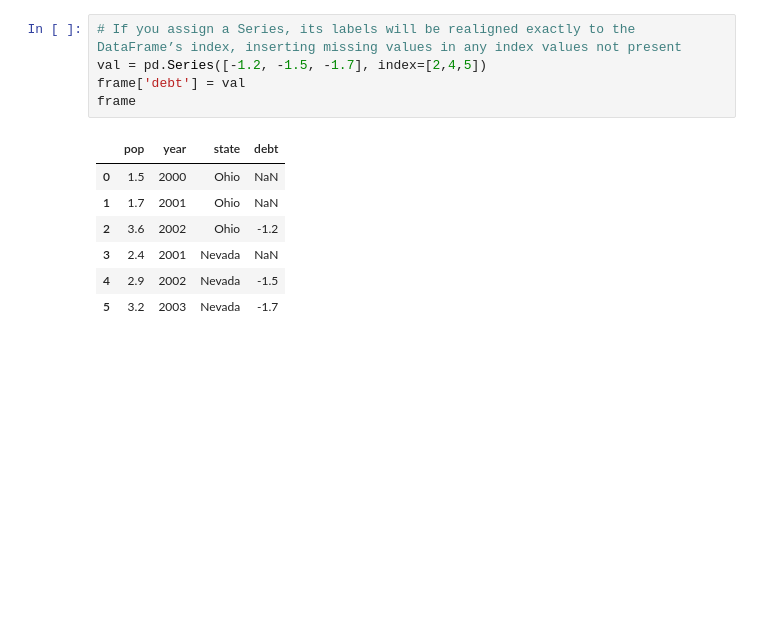
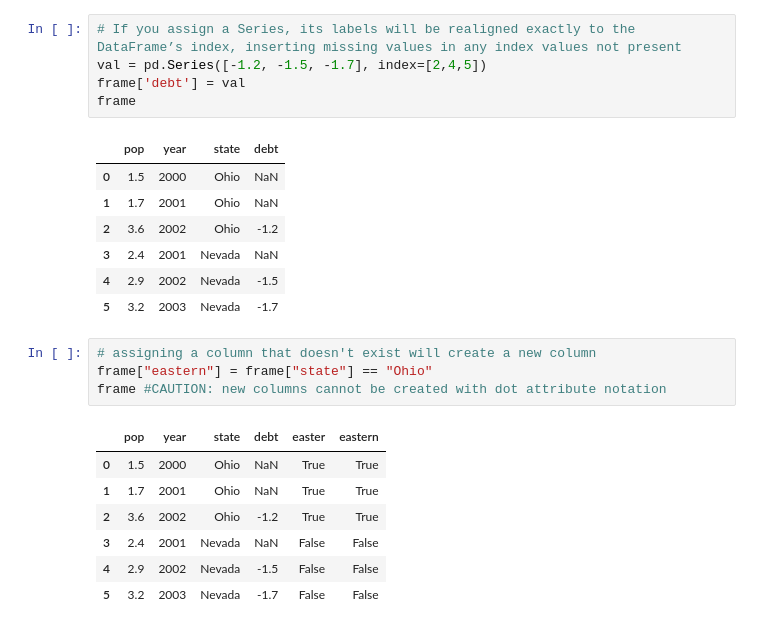
Before and after one commit to MichalPoleszczuk/Books, a Jupyter notebook: Python_for_Data_Analysis/Chapter_5/Pandas Revision of core concepts.ipynb, the cells around one changed output. Drawn from its saved outputs; the diff is of its cells as text; blank space fills up the shorter version.

```diff
--- a/Python_for_Data_Analysis/Chapter_5/Pandas Revision of core concepts.ipynb
+++ b/Python_for_Data_Analysis/Chapter_5/Pandas Revision of core concepts.ipynb
@@ -321,3 +321,15 @@ frame
 | 3 | 2.4 | 2001 | Nevada | NaN |
 | 4 | 2.9 | 2002 | Nevada | -1.5 |
 | 5 | 3.2 | 2003 | Nevada | -1.7 |
+# %%
+# assigning a column that doesn't exist will create a new column
+frame["eastern"] = frame["state"] == "Ohio"
+frame #CAUTION: new columns cannot be created with dot attribute notation
+# %% [output]
+|  | pop | year | state | debt | easter | eastern |
+| 0 | 1.5 | 2000 | Ohio | NaN | True | True |
+| 1 | 1.7 | 2001 | Ohio | NaN | True | True |
+| 2 | 3.6 | 2002 | Ohio | -1.2 | True | True |
+| 3 | 2.4 | 2001 | Nevada | NaN | False | False |
+| 4 | 2.9 | 2002 | Nevada | -1.5 | False | False |
+| 5 | 3.2 | 2003 | Nevada | -1.7 | False | False |
```
Also changed, not shown: parts of 54 cells of this notebook.
